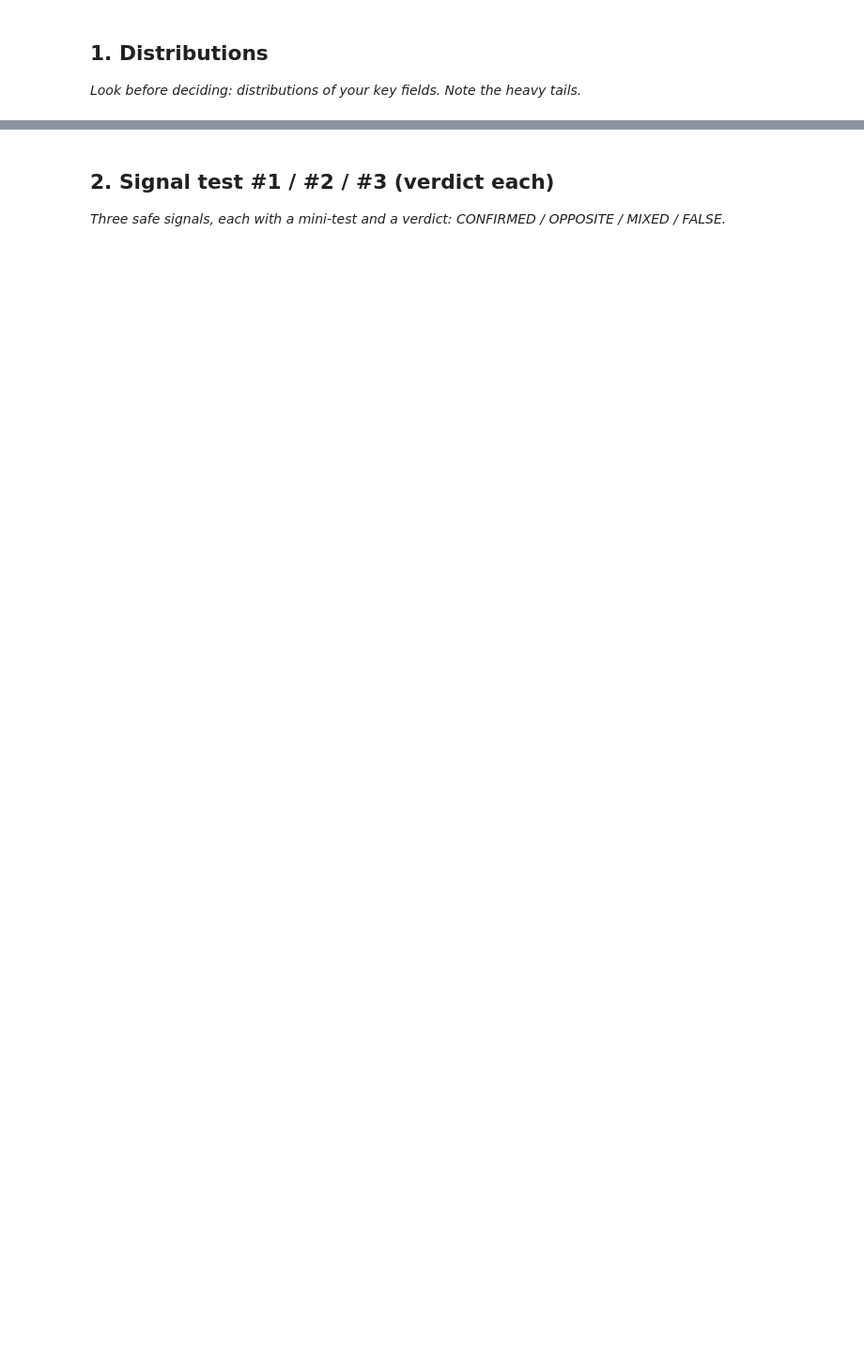
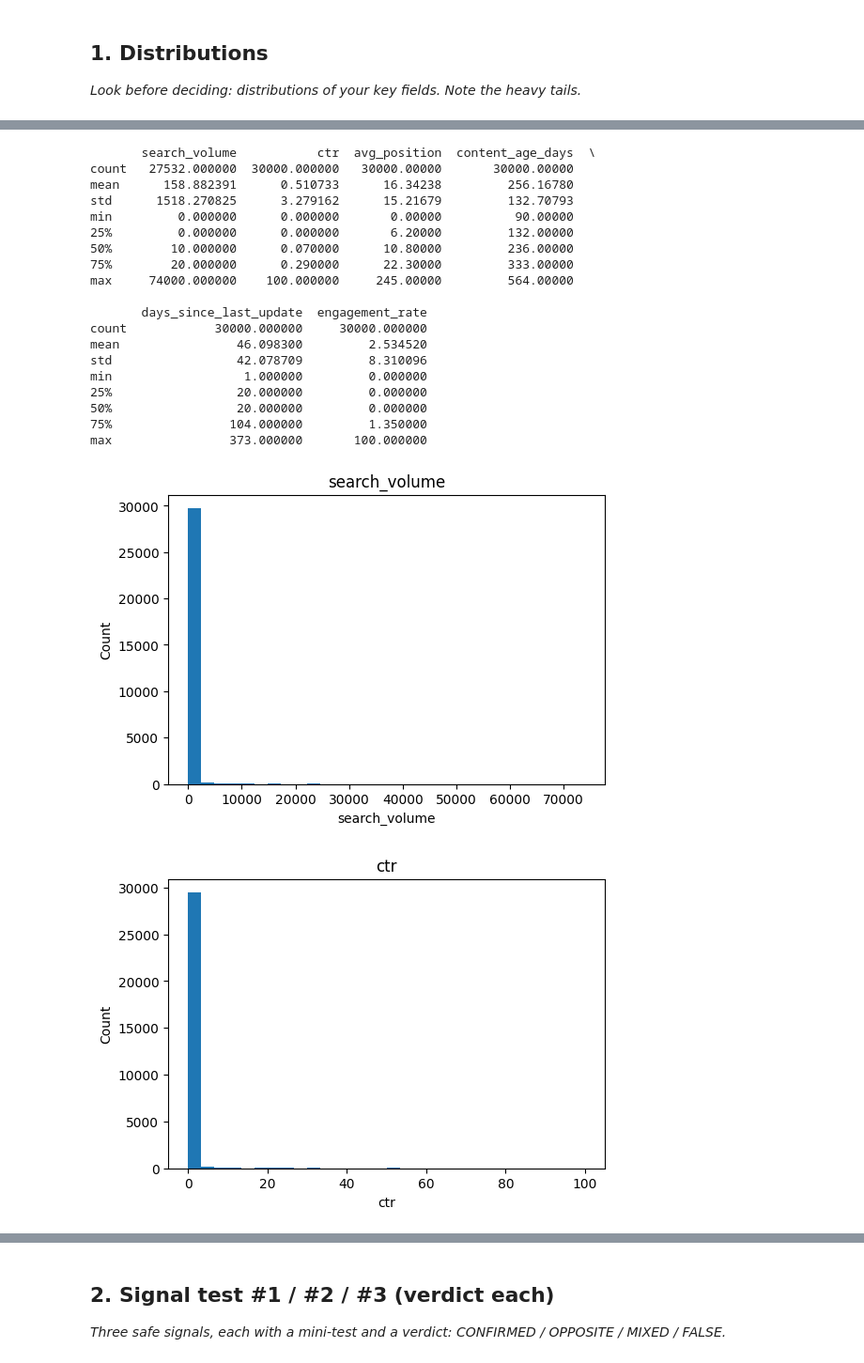
Before and after one commit to lthendral10/flyrank-ml-internship, a Jupyter notebook: work/notebooks/w04_signal_audit.ipynb, the cells around one changed output, grey strips where cells are left out. Shown at 94% size. Drawn from its saved outputs; the diff is of its cells as text; code cells hidden in the pictures; blank space fills up the shorter version.

```diff
--- a/work/notebooks/w04_signal_audit.ipynb
+++ b/work/notebooks/w04_signal_audit.ipynb
@@ -8,0 +13,9 @@ This skeleton is yours to fill. Work the sections **in order** — each one has
+# %%
+import pandas as pd
+import numpy as np
+import matplotlib.pyplot as plt
+
+df = pd.read_csv("/content/flyrank-ml-internship/data/raw/content_refresh_anonymized.csv")
+
+print(df.shape)
+df.head()
@@ -15,0 +42,41 @@ This skeleton is yours to fill. Work the sections **in order** — each one has
+# %%
+key_features = [
+    "search_volume",
+    "ctr",
+    "avg_position",
+    "content_age_days",
+    "days_since_last_update",
+    "engagement_rate"
+]
+
+print(df[key_features].describe())
+
+for col in key_features:
+    plt.figure(figsize=(6,4))
+    plt.hist(df[col].fillna(0), bins=30)
+    plt.title(col)
+    plt.xlabel(col)
+    plt.ylabel("Count")
+    plt.show()
+# %% [output]
+       search_volume           ctr  avg_position  content_age_days  \
+count   27532.000000  30000.000000   30000.00000       30000.00000
+mean      158.882391      0.510733      16.34238         256.16780
+std      1518.270825      3.279162      15.21679         132.70793
+min         0.000000      0.000000       0.00000          90.00000
+25%         0.000000      0.000000       6.20000         132.00000
+50%        10.000000      0.070000      10.80000         236.00000
+75%        20.000000      0.290000      22.30000         333.00000
+max     74000.000000    100.000000     245.00000         564.00000
+
+       days_since_last_update  engagement_rate
+count            30000.000000     30000.000000
+mean                46.098300         2.534520
+std                 42.078709         8.310096
+min                  1.000000         0.000000
+25%                 20.000000         0.000000
+50%                 20.000000         0.000000
+75%                104.000000         1.350000
+max                373.000000       100.000000
+[figure, added]
+[figure, added]
```
Also changed, not shown: parts of 14 cells of this notebook.
